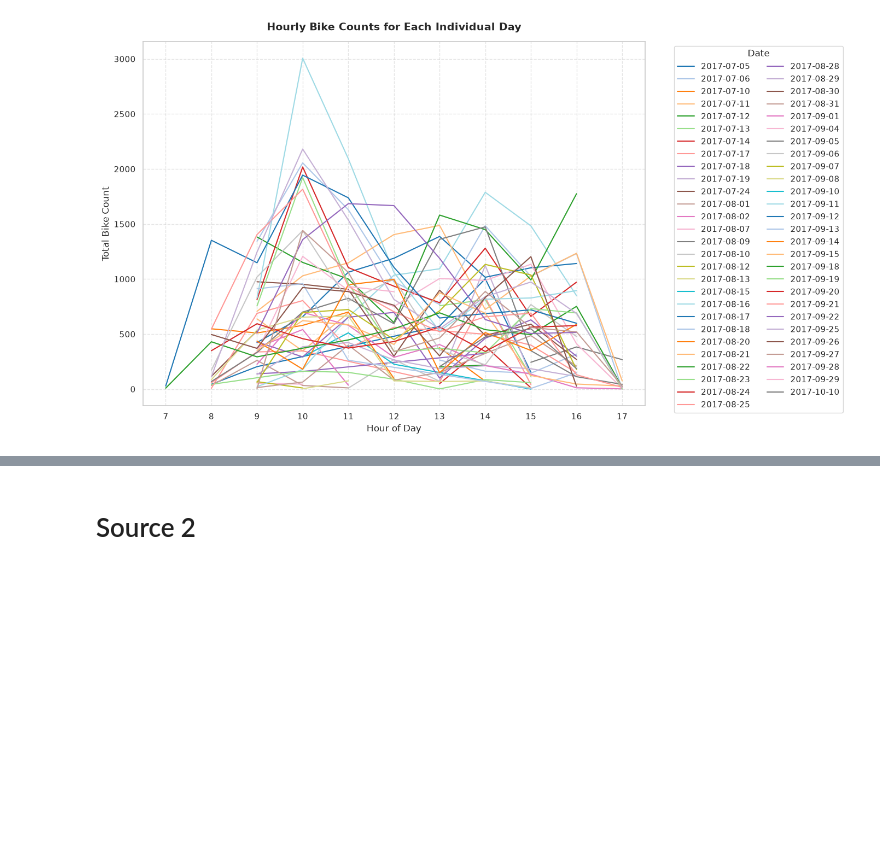
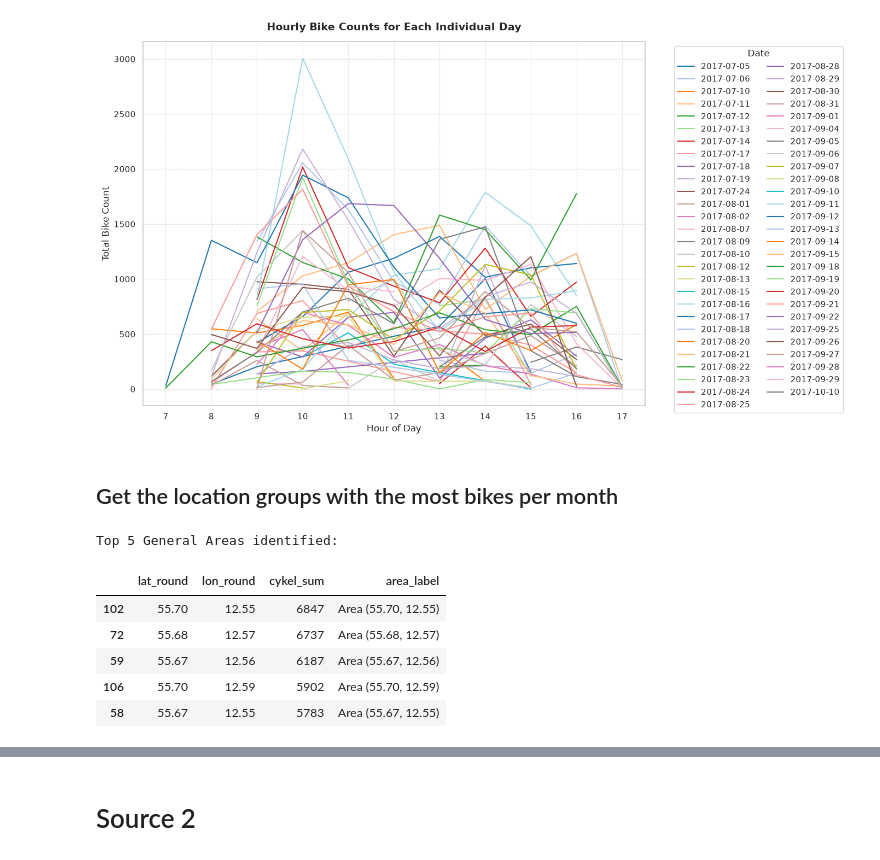
Before and after one commit to Flurry58/BigDataProject, a Jupyter notebook: Main.ipynb, the cells around one changed output, grey strips where cells are left out. Drawn from its saved outputs; the diff is of its cells as text; code cells hidden in the pictures; blank space fills up the shorter version.

```diff
--- a/Main.ipynb
+++ b/Main.ipynb
@@ -155,3 +155,37 @@ plt.tight_layout()
 plt.show()
 # %% [output]
 [figure]
+# %% [markdown]
+## Get the location groups with the most bikes per month
+# %%
+# Round coordinates to 2 decimal places to define generalized 'neighborhood' areas
+df['lat_round'] = df['latitude'].round(2)
+df['lon_round'] = df['longitude'].round(2)
+
+# Identify the top 5 general areas with the highest cumulative bike counts
+top_areas = df.groupby(['lat_round', 'lon_round'])['cykel_sum'].sum().reset_index()
+top_5_areas = top_areas.sort_values(by='cykel_sum', ascending=False).head(5)
+
+# Create a friendly neighborhood label for these top 5 areas
+top_5_areas['area_label'] = top_5_areas.apply(
+    lambda r: f"Area ({r['lat_round']:.2f}, {r['lon_round']:.2f})", axis=1
+)
+
+print("Top 5 General Areas identified:")
+display(top_5_areas)
+
+# Filter the main dataframe to focus on observations within these 5 areas
+area_keys = list(zip(top_5_areas['lat_round'], top_5_areas['lon_round']))
+df_top_areas = df[df.set_index(['lat_round', 'lon_round']).index.isin(area_keys)].copy()
+
+# Map the area labels back to our filtered dataset
+area_label_map = dict(zip(zip(top_5_areas['lat_round'], top_5_areas['lon_round']), top_5_areas['area_label']))
+df_top_areas['area_name'] = df_top_areas.apply(lambda r: area_label_map[(r['lat_round'], r['lon_round'])], axis=1)
+# %% [output]
+Top 5 General Areas identified:
+|  | lat_round | lon_round | cykel_sum | area_label |
+| 102 | 55.70 | 12.55 | 6847 | Area (55.70, 12.55) |
+| 72 | 55.68 | 12.57 | 6737 | Area (55.68, 12.57) |
+| 59 | 55.67 | 12.56 | 6187 | Area (55.67, 12.56) |
+| 106 | 55.70 | 12.59 | 5902 | Area (55.70, 12.59) |
+| 58 | 55.67 | 12.55 | 5783 | Area (55.67, 12.55) |
```
Also changed, not shown: parts of 2 cells of this notebook.
